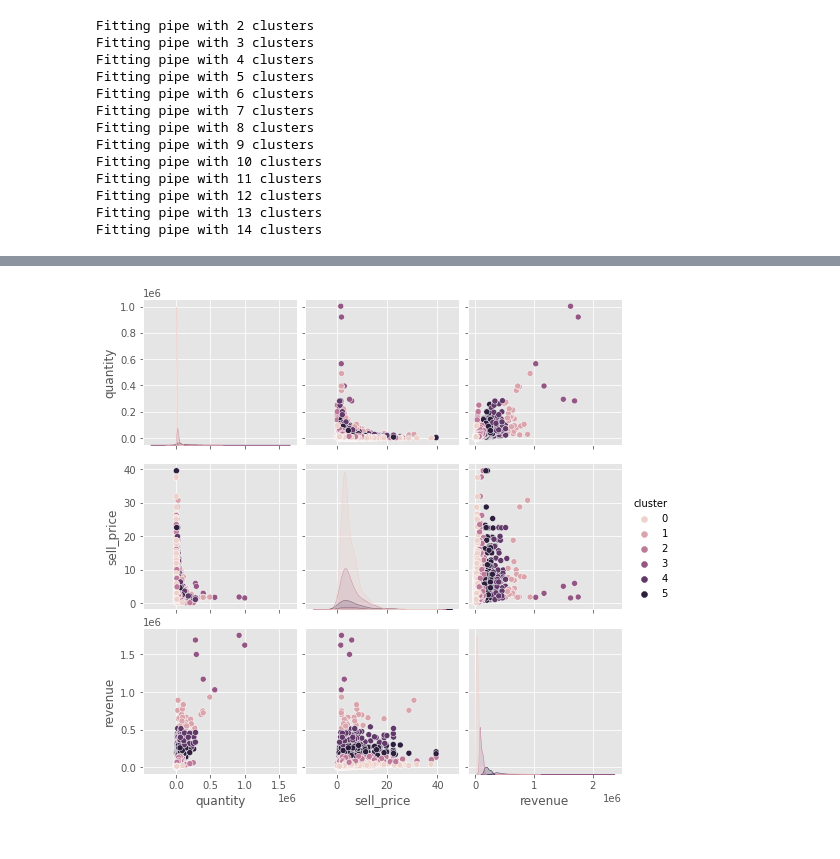
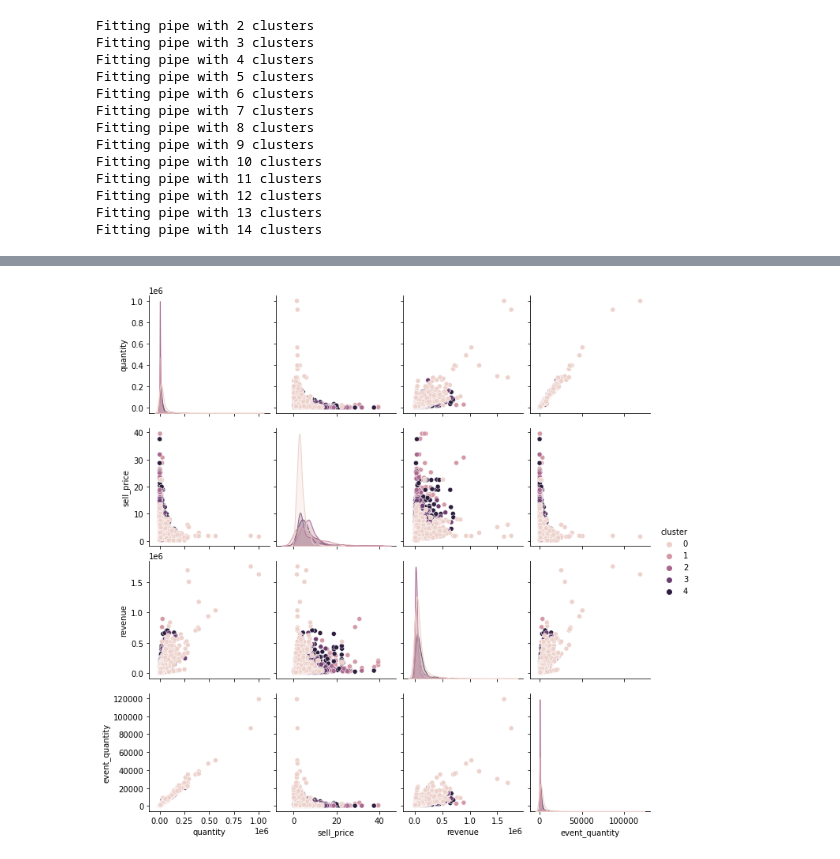
Before and after one commit to juanpazmino/DSMarket, a Jupyter notebook: DS_Market_clustering.ipynb, the cells around one changed output, grey strips where cells are left out. Drawn from its saved outputs; the diff is of its cells as text; code cells hidden in the pictures.

```diff
--- a/DS_Market_clustering.ipynb
+++ b/DS_Market_clustering.ipynb
@@ -250,0 +333,3 @@ df_final
+# %%
+X_scaled = scaler.transform(df_final)
+X_scaled
@@ -254,7 +353,7 @@ sse = {}
 for k in range(2, 15):
     print(f"Fitting pipe with {k} clusters")
     clustering_model = KMeans(n_clusters = k)
-    clustering_model.fit(df_final)
+    clustering_model.fit(X_scaled)
     sse[k] = clustering_model.inertia_
 # %% [output]
 Fitting pipe with 2 clusters
@@ -300,4 +399,4 @@ fig.suptitle("Variación de la dispersión de los clústers en función de la k"
 # %%
-clustering_model = KMeans(n_clusters = 6)
-clustering_model.fit(df_final)
+clustering_model = KMeans(n_clusters = 5)
+clustering_model.fit(X_scaled)
 # %% [output]
@@ -314,5 +424,5 @@ array([[8.12003962e+03, 5.11765526e+00, 2.83237334e+04],
 # %%
-labels = clustering_model.predict(df_final)
+labels = clustering_model.predict(X_scaled)
 df_final["cluster"] = labels
 # %%
 df_final
@@ -334,6 +444,4 @@ df_final
 # %%
-selected_columns = ['quantity', 'sell_price', 'revenue']
-
-sns.pairplot(df_final, vars = selected_columns, hue = 'cluster');
+sns.pairplot(df_final, vars = ['quantity', 'sell_price', 'revenue', 'event_quantity'], hue = 'cluster');
 # %% [output]
-[figure, old version]
+[figure, new version]
```
Also changed, not shown: parts of 29 cells of this notebook.
